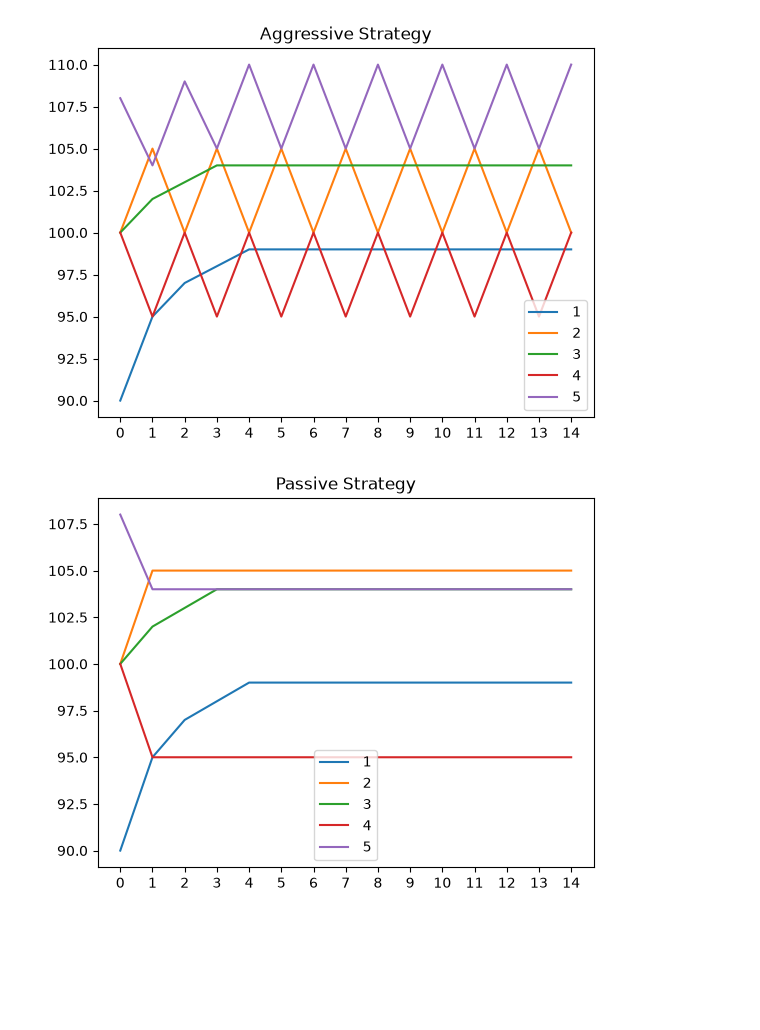
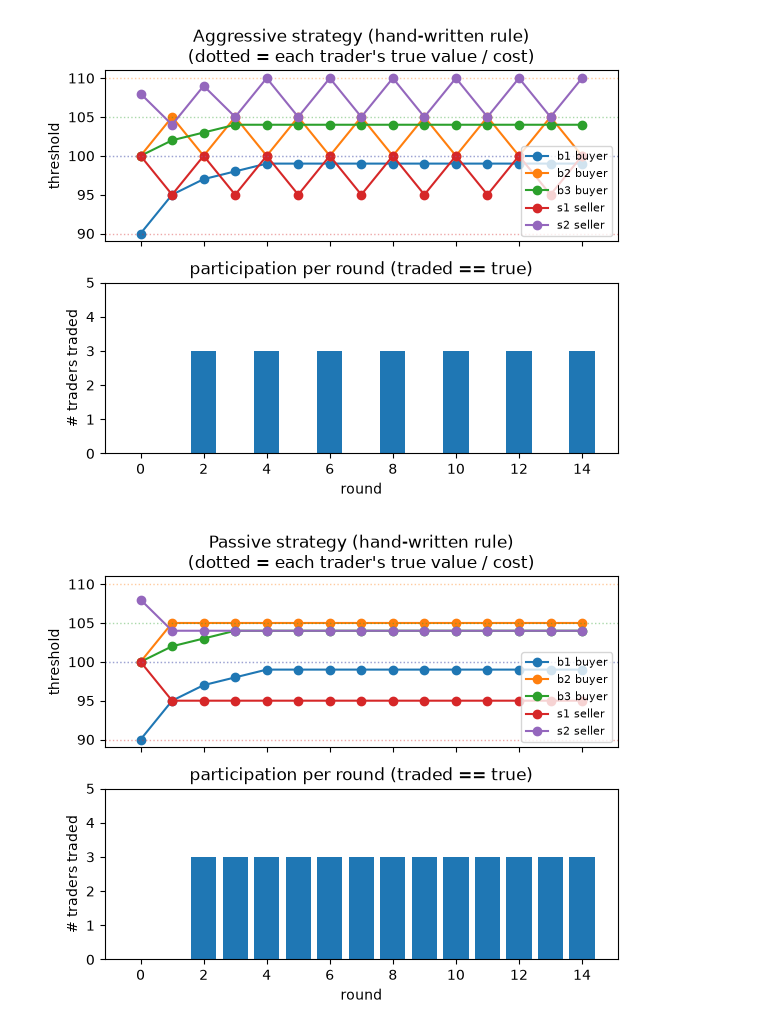
Before and after one commit to niikun/mpc_group_purchasing, a Jupyter notebook: analysis/analysis_demo.ipynb, the cells around one changed output. Saved outputs shown, nothing was run; the diff lists cells and outputs as text; code cells hidden in the pictures; blank space fills up the shorter version.

```diff
--- a/analysis/analysis_demo.ipynb
+++ b/analysis/analysis_demo.ipynb
@@ -1,21 +1,44 @@
 # %%
 import pandas as pd
 import matplotlib.pyplot as plt
+
+# simulate_demo.rs の Trader 定義(trader 1-3 = 買い手, 4-5 = 売り手)
+SIM_LABEL = {1: "b1 buyer", 2: "b2 buyer", 3: "b3 buyer", 4: "s1 seller", 5: "s2 seller"}
+SIM_TRUE  = {1: 100, 2: 110, 3: 105, 4: 90, 5: 100}   # true_value(買い手=評価額 / 売り手=原価)
+SIM_COLOR = {t: f"C{t-1}" for t in SIM_LABEL}
+
+
+def plot_sim(path, title):
+    """8/21 の手書きルール版シミュレーション(passive / aggressive)を LLM 版と同じ体裁で描く。"""
+    df = pd.read_csv(path, comment="#", skipinitialspace=True)
+
+    fig, ax = plt.subplots(2, 1, sharex=True, figsize=(6, 5))
+
+    # 上段: 各社の threshold 推移(点線 = その社の true_value / 原価)
+    for trader, g in df.groupby("trader"):
+        ax[0].plot(g["round"], g["threshold"], marker="o",
+                   color=SIM_COLOR[trader], label=SIM_LABEL[trader])
+        ax[0].axhline(SIM_TRUE[trader], color=SIM_COLOR[trader], ls=":", lw=1, alpha=0.4)
+    ax[0].set_ylabel("threshold")
+    ax[0].set_title(f"{title}\n(dotted = each trader's true value / cost)")
+    ax[0].legend(fontsize=8)
+
+    # 下段: そのラウンドに約定した社数(0-5)
+    traded = df["traded"].astype(str).str.strip().str.lower().eq("true")
+    traded_by_round = traded.groupby(df["round"]).sum()
+    ax[1].bar(traded_by_round.index, traded_by_round.values)
+    ax[1].set_ylim(0, 5)
+    ax[1].set_xlabel("round")
+    ax[1].set_ylabel("# traders traded")
+    ax[1].set_title("participation per round (traded == true)")
+
+    plt.tight_layout()
+    plt.show()
 # %%
-df_aggressive = pd.read_csv("data/aggressive.csv")
-df_aggressive = df_aggressive.dropna()
-for name, group in df_aggressive.groupby("trader"):
-    plt.plot(group["round"],group["threshold"],label=name)
-    plt.title("Aggressive Strategy")
-    plt.legend()
+plot_sim("data/aggressive.csv", "Aggressive strategy (hand-written rule)")
 # %% [output]
-[figure, old version]
+[figure, new version]
 # %%
-df_passive = pd.read_csv("data/passive.csv")
-df_passive = df_passive.dropna()
-for name, group in df_passive.groupby("trader"):
-    plt.plot(group["round"],group["threshold"],label=name)
-    plt.title("Passive Strategy")
-    plt.legend()
+plot_sim("data/passive.csv", "Passive strategy (hand-written rule)")
 # %% [output]
-[figure, old version]
+[figure, new version]
```
Also changed, not shown: parts of 1 cell of this notebook, 26 other files.
